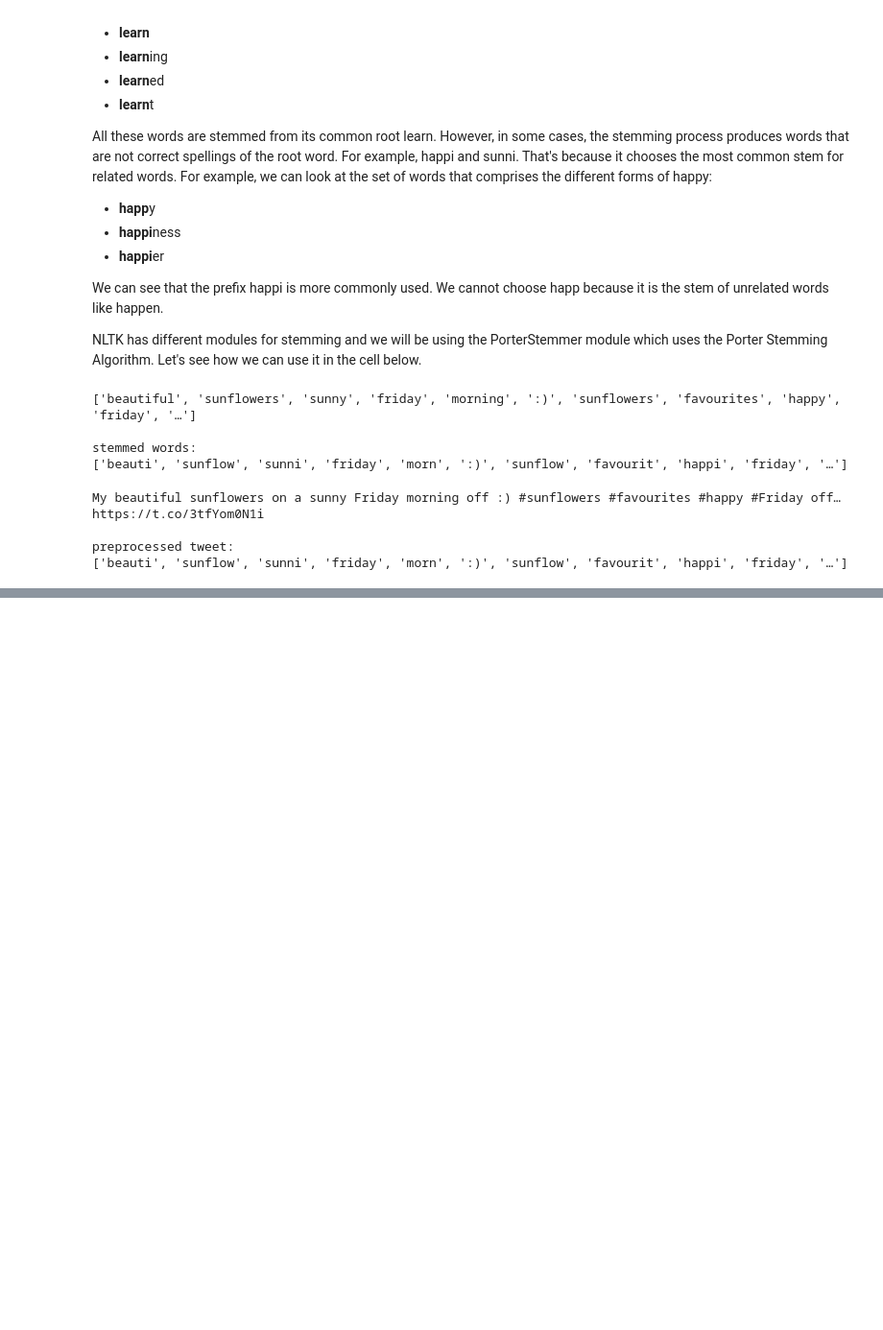
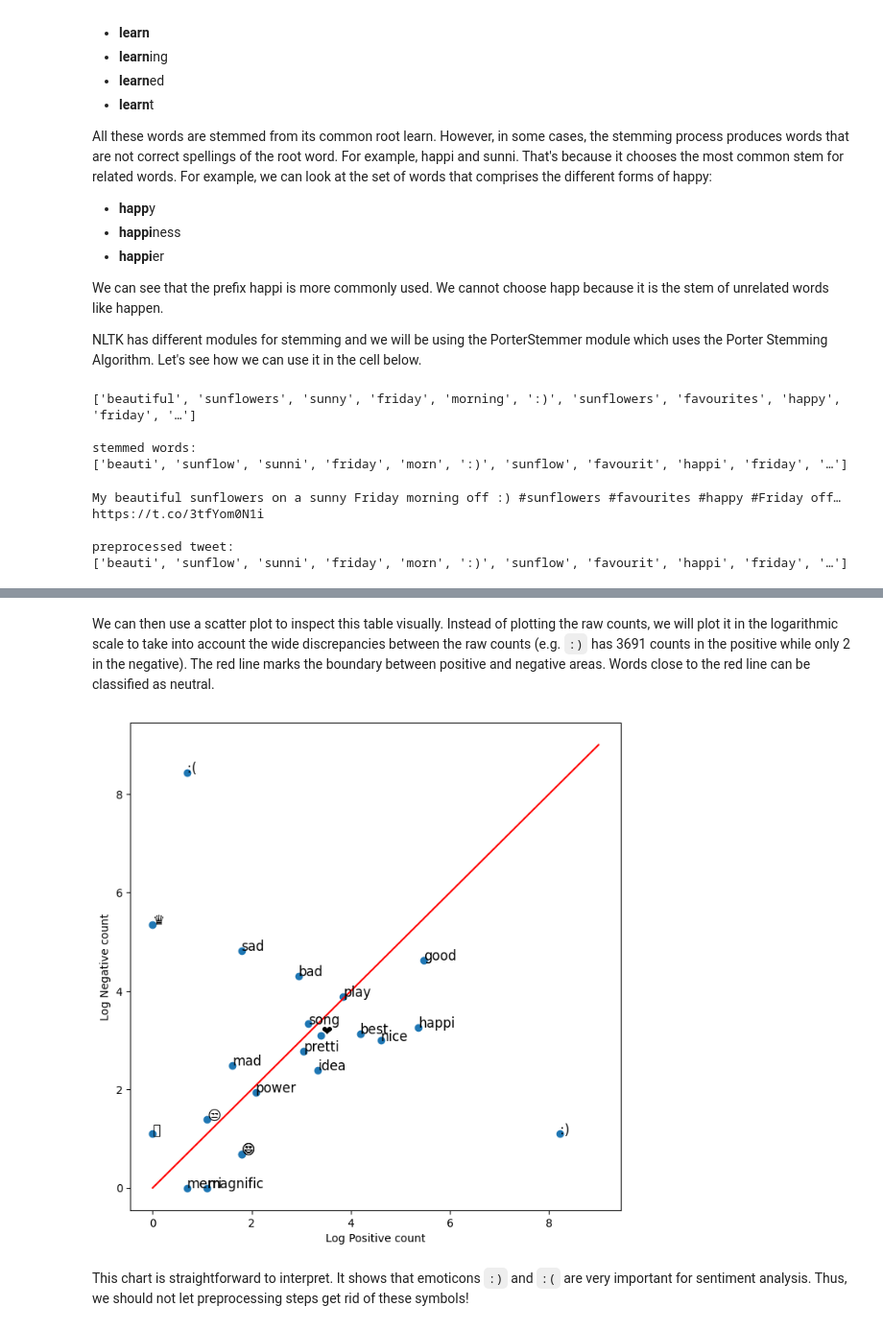
Before and after one commit to byamasu-patrick/nlp-labs, a Jupyter notebook: tweet_classification_preprocessing.ipynb, the cells around one changed output, grey strips where cells are left out. Shown at 96% size. Drawn from its saved outputs; the diff is of its cells as text; code cells hidden in the pictures; blank space fills up the shorter version.

Commit message:
Implemented word frequencies

```diff
--- a/tweet_classification_preprocessing.ipynb
+++ b/tweet_classification_preprocessing.ipynb
@@ -256,0 +264,3 @@ preprocessed tweet:
+# %%
+# make a numpy array representing labels of the tweets
+labels = np.append(np.ones((len(all_positive_tweets))), np.zeros((len(all_negative_tweets))))
@@ -256,0 +308,15 @@ preprocessed tweet:
+# %%
+# concatenate the lists, 1st part is the positive tweets followed by the negative
+tweets = all_positive_tweets + all_negative_tweets
+
+# let's see how many tweets we have
+print("Number of tweets: ", len(tweets))
+
+# create frequency dictionary
+freqs = build_freqs(tweets, labels)
+
+# check data type
+print(f'type(freqs) = {type(freqs)}')
+
+# check length of the dictionary
+print(f'len(freqs) = {len(freqs)}')
@@ -256,0 +381,28 @@ preprocessed tweet:
+# %% [markdown]
+We can then use a scatter plot to inspect this table visually. Instead of plotting the raw counts, we will plot it in the logarithmic scale to take into account the wide discrepancies between the raw counts (e.g. `:)` has 3691 counts in the positive while only 2 in the negative). The red line marks the boundary between positive and negative areas. Words close to the red line can be classified as neutral.
+# %%
+fig, ax = plt.subplots(figsize = (8, 8))
+
+# convert positive raw counts to logarithmic scale. we add 1 to avoid log(0)
+x = np.log([x[1] + 1 for x in data])
+
+# do the same for the negative counts
+y = np.log([x[2] + 1 for x in data])
+
+# Plot a dot for each pair of words
+ax.scatter(x, y)
+
+# assign axis labels
+plt.xlabel("Log Positive count")
+plt.ylabel("Log Negative count")
+
+# Add the word as the label at the same position as you added the points just before
+for i in range(0, len(data)):
+    ax.annotate(data[i][0], (x[i], y[i]), fontsize=12)
+
+ax.plot([0, 9], [0, 9], color = 'red') # Plot the red line that divides the 2 areas.
+plt.show()
+# %% [output]
+[figure, added]
+# %% [markdown]
+This chart is straightforward to interpret. It shows that emoticons `:)` and `:(` are very important for sentiment analysis. Thus, we should not let preprocessing steps get rid of these symbols!
```
Also changed, not shown: parts of 9 cells of this notebook.
